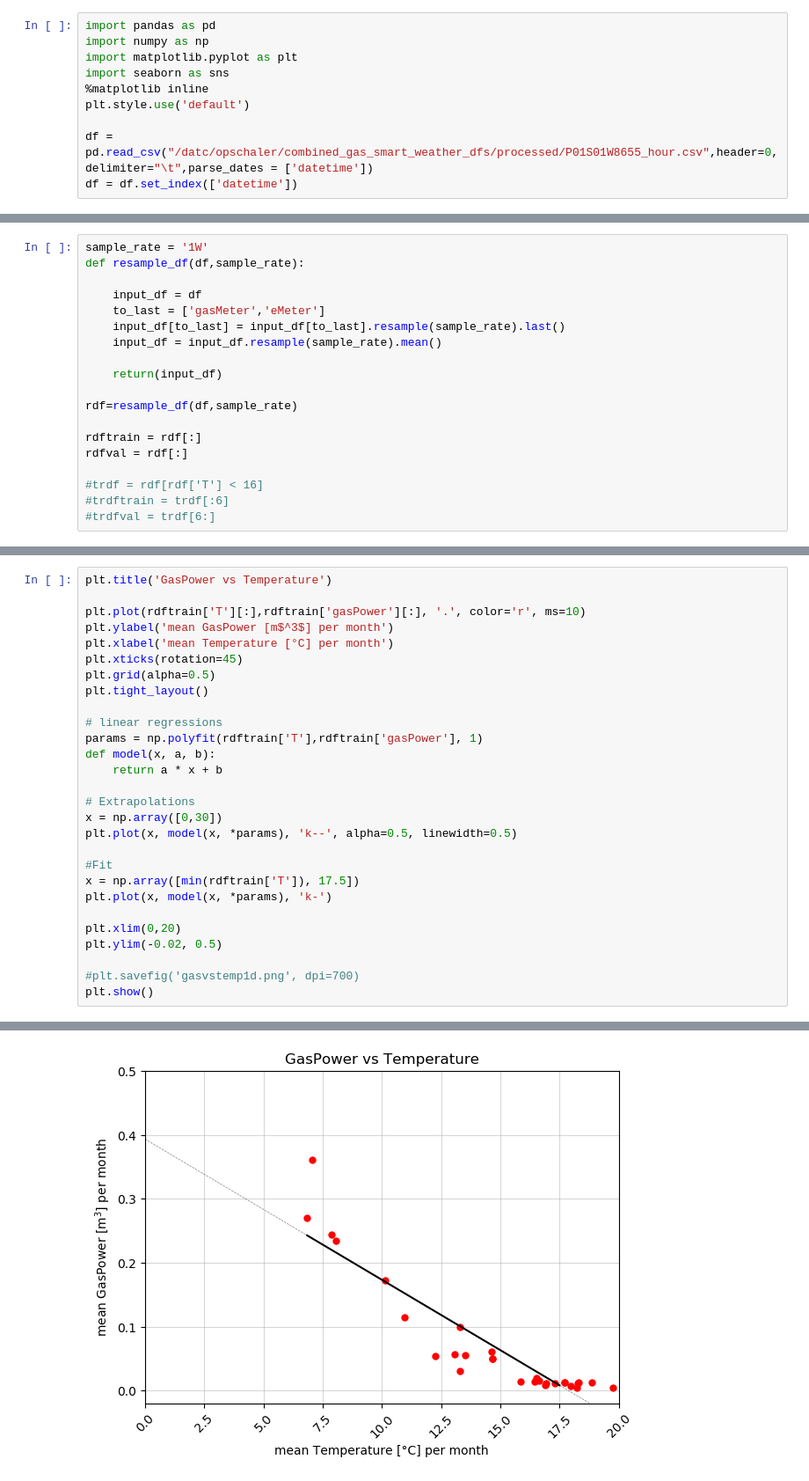
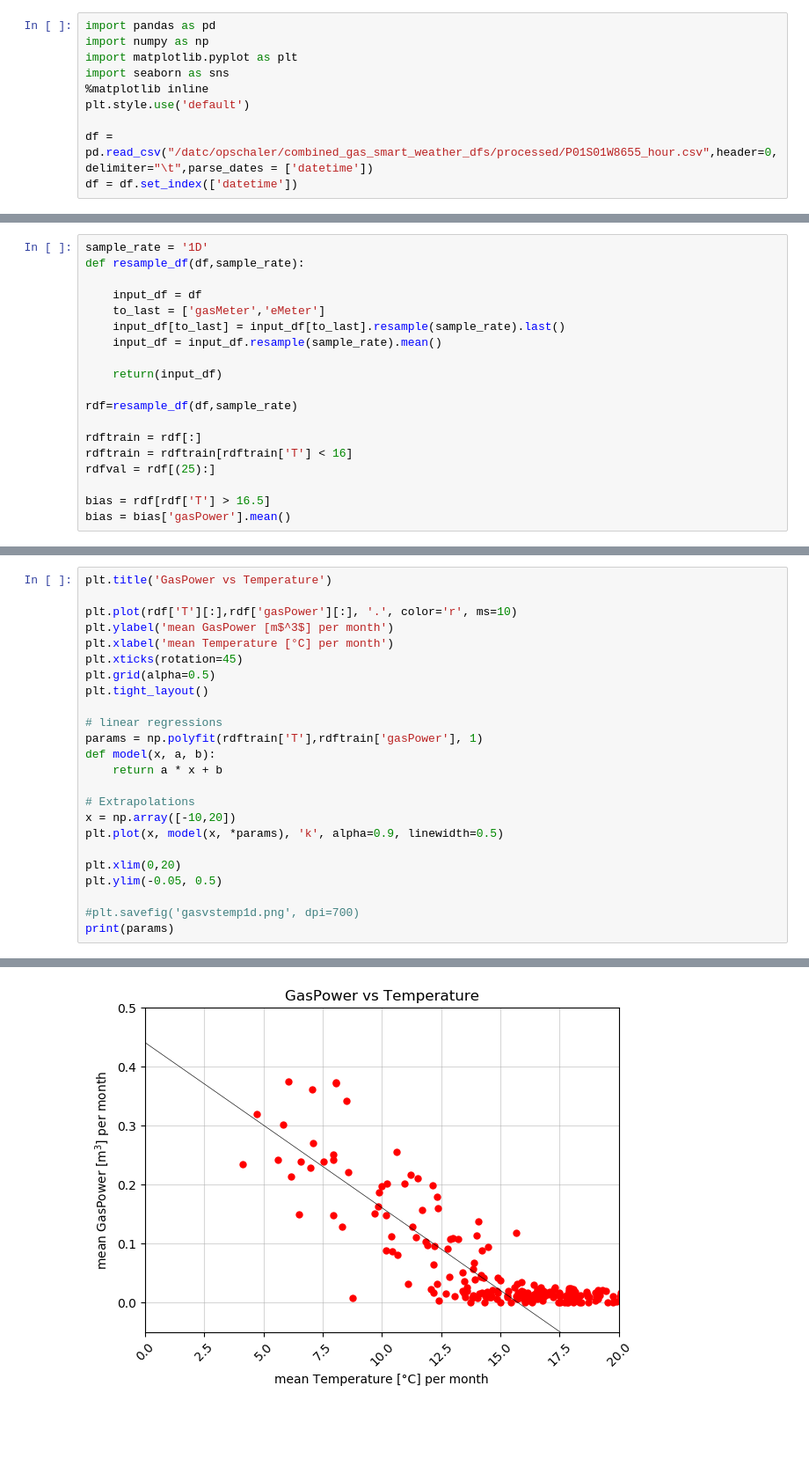
Before and after one commit to deKeijzer/KB-74-OPSCHALER, a Jupyter notebook: Personal_folders/Daan/correlationships.ipynb, the cells around one changed output, grey strips where cells are left out. Shown at 88% size. Drawn from its saved outputs; the diff is of its cells as text; blank space fills up the shorter version.

```diff
--- a/Personal_folders/Daan/correlationships.ipynb
+++ b/Personal_folders/Daan/correlationships.ipynb
@@ -13,5 +22,5 @@ df.head()
 # %%
-sample_rate = '1W'
+sample_rate = '1D'
 def resample_df(df,sample_rate):
 
     input_df = df
@@ -24,9 +33,9 @@ def resample_df(df,sample_rate):
 rdf=resample_df(df,sample_rate)
 
 rdftrain = rdf[:]
-rdfval = rdf[:]
+rdftrain = rdftrain[rdftrain['T'] < 16]
+rdfval = rdf[(25):]
 
-#trdf = rdf[rdf['T'] < 16]
-#trdftrain = trdf[:6]
-#trdfval = trdf[6:]
+bias = rdf[rdf['T'] > 16.5]
+bias = bias['gasPower'].mean()
 # %%
@@ -64,7 +109,7 @@ plt.show()
 # %%
 plt.title('GasPower vs Temperature')
 
-plt.plot(rdftrain['T'][:],rdftrain['gasPower'][:], '.', color='r', ms=10)
+plt.plot(rdf['T'][:],rdf['gasPower'][:], '.', color='r', ms=10)
 plt.ylabel('mean GasPower [m$^3$] per month')
 plt.xlabel('mean Temperature [°C] per month')
 plt.xticks(rotation=45)
@@ -77,16 +122,12 @@ def model(x, a, b):
     return a * x + b
 
 # Extrapolations
-x = np.array([0,30])
-plt.plot(x, model(x, *params), 'k--', alpha=0.5, linewidth=0.5)
-
-#Fit
-x = np.array([min(rdftrain['T']), 17.5])
-plt.plot(x, model(x, *params), 'k-')
+x = np.array([-10,20])
+plt.plot(x, model(x, *params), 'k', alpha=0.9, linewidth=0.5)
 
 plt.xlim(0,20)
-plt.ylim(-0.02, 0.5)
+plt.ylim(-0.05, 0.5)
 
 #plt.savefig('gasvstemp1d.png', dpi=700)
-plt.show()
+print(params)
 # %% [output]
@@ -93 +135 @@ plt.show()
-[figure, old version]
+[figure, new version]
```
Also changed, not shown: parts of 11 cells of this notebook.
